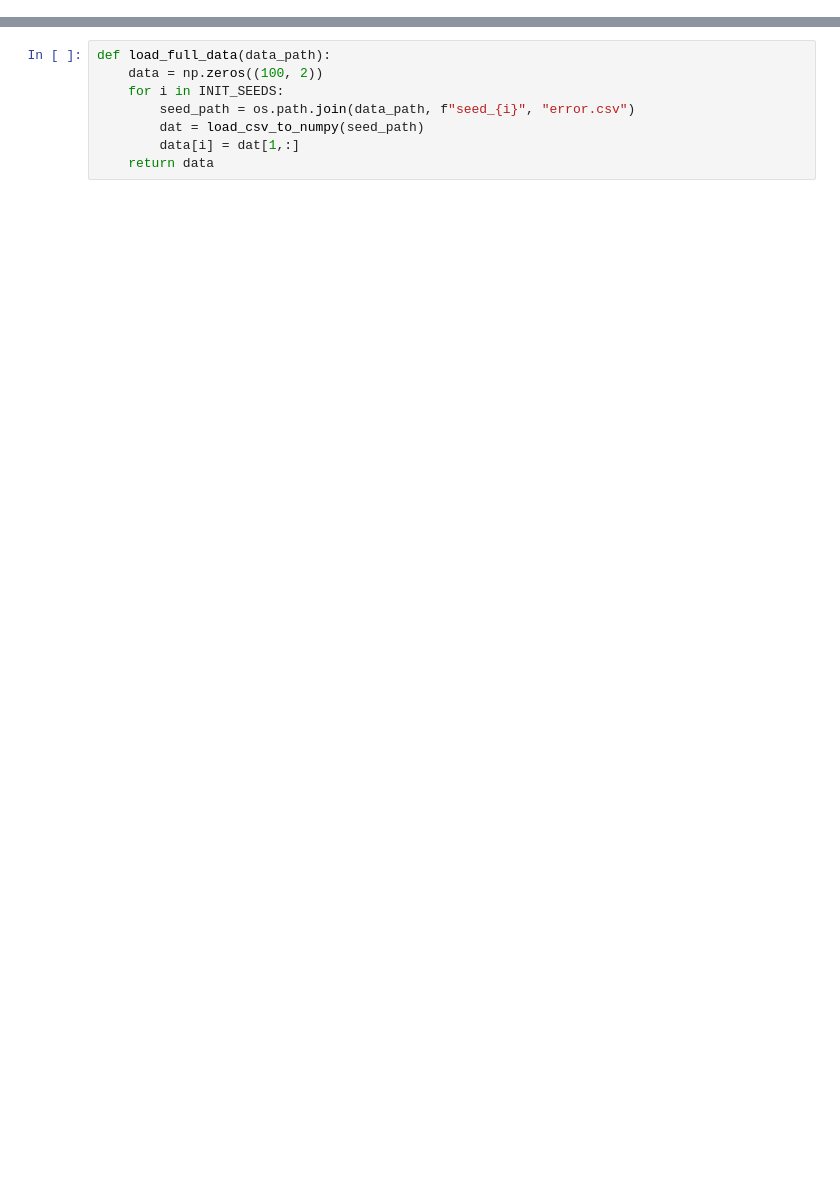
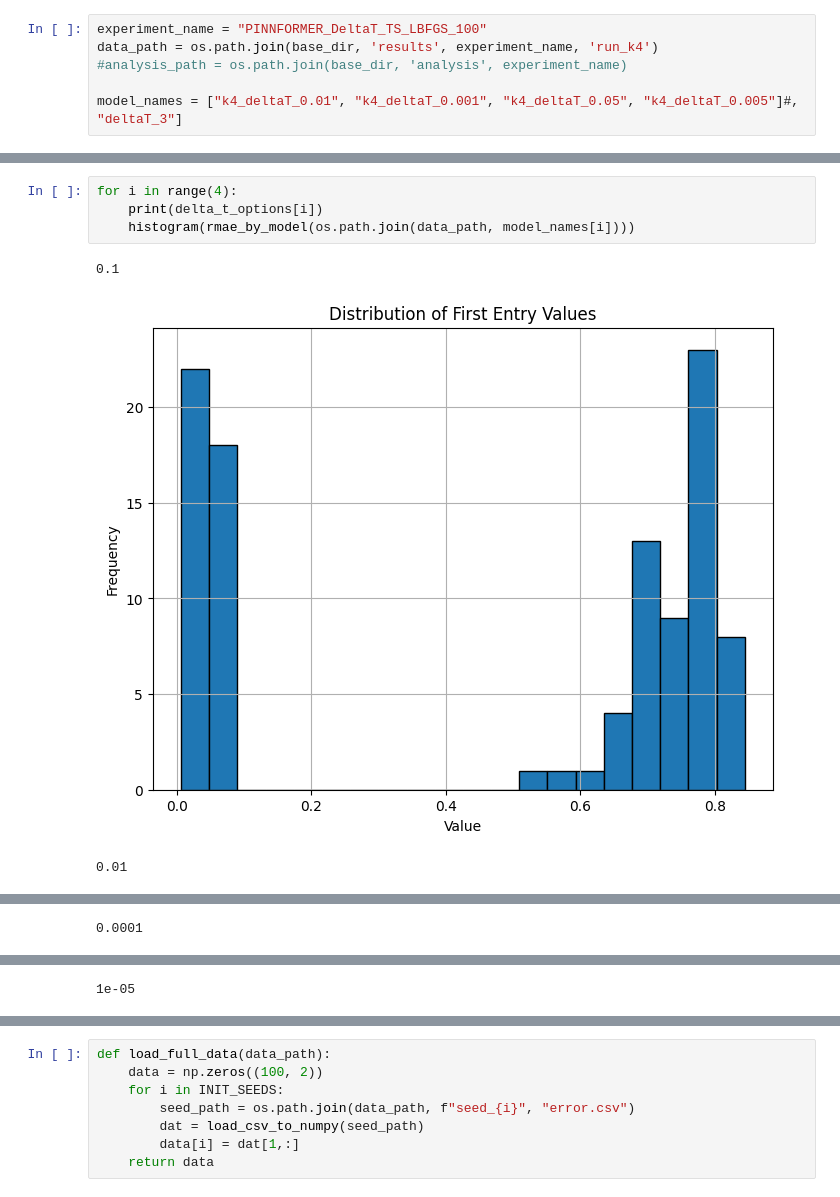
Before and after one commit to Jarato/pinnsformer, a Jupyter notebook: experiments/1d_reaction/pinnformer_ts/analysis.ipynb, the cells around one changed output, grey strips where cells are left out. Cells and saved outputs as stored; diff of their text form; blank space fills up the shorter version.

```diff
--- a/experiments/1d_reaction/pinnformer_ts/analysis.ipynb
+++ b/experiments/1d_reaction/pinnformer_ts/analysis.ipynb
@@ -63,0 +110,6 @@ array(['1566.5003662109375', '259313.484375', '15.604938507080078', ...,
+# %%
+experiment_name = "PINNFORMER_DeltaT_TS_LBFGS_100"
+data_path = os.path.join(base_dir, 'results', experiment_name, 'run_k4')
+#analysis_path = os.path.join(base_dir, 'analysis', experiment_name)
+
+model_names = ["k4_deltaT_0.01", "k4_deltaT_0.001", "k4_deltaT_0.05", "k4_deltaT_0.005"]#, "deltaT_3"]
@@ -63,0 +164,8 @@ array(['1566.5003662109375', '259313.484375', '15.604938507080078', ...,
+# %%
+for i in range(4):
+    print(delta_t_options[i])
+    histogram(rmae_by_model(os.path.join(data_path, model_names[i])))
+# %% [output]
+0.1
+[figure, added]
+0.01
@@ -63,0 +173 @@ array(['1566.5003662109375', '259313.484375', '15.604938507080078', ...,
+0.0001
@@ -63,0 +175 @@ array(['1566.5003662109375', '259313.484375', '15.604938507080078', ...,
+1e-05
```
Also changed, not shown: parts of 39 cells of this notebook, 47 other files.
